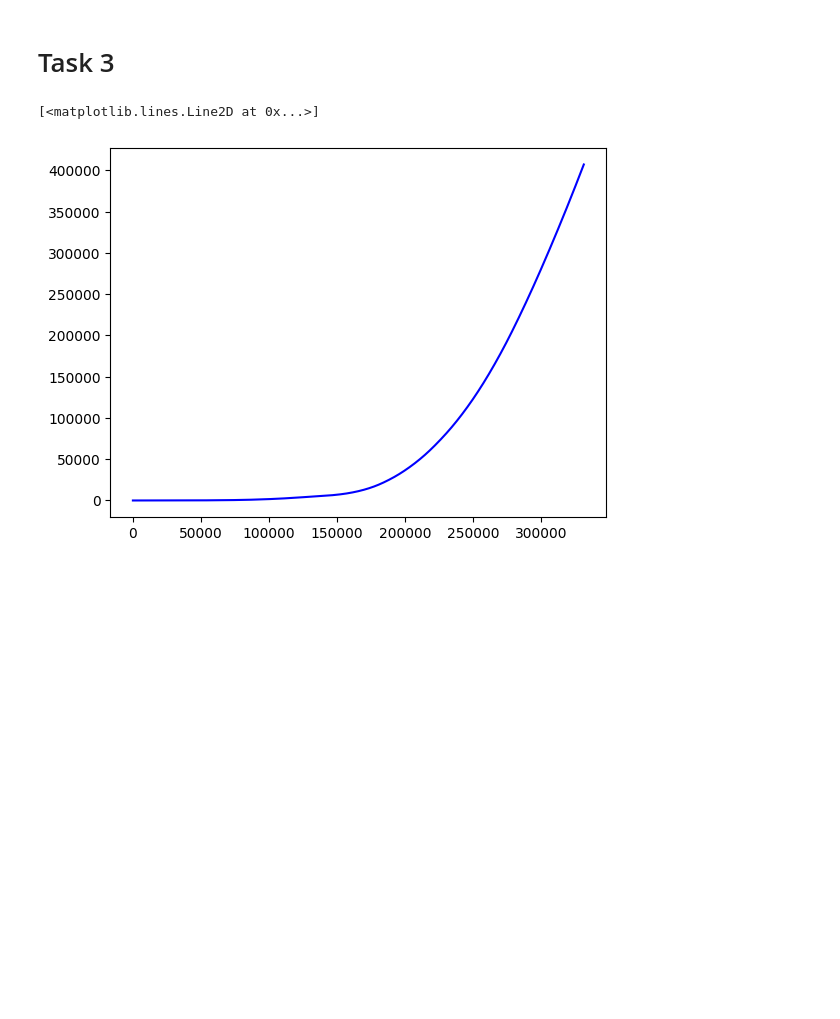
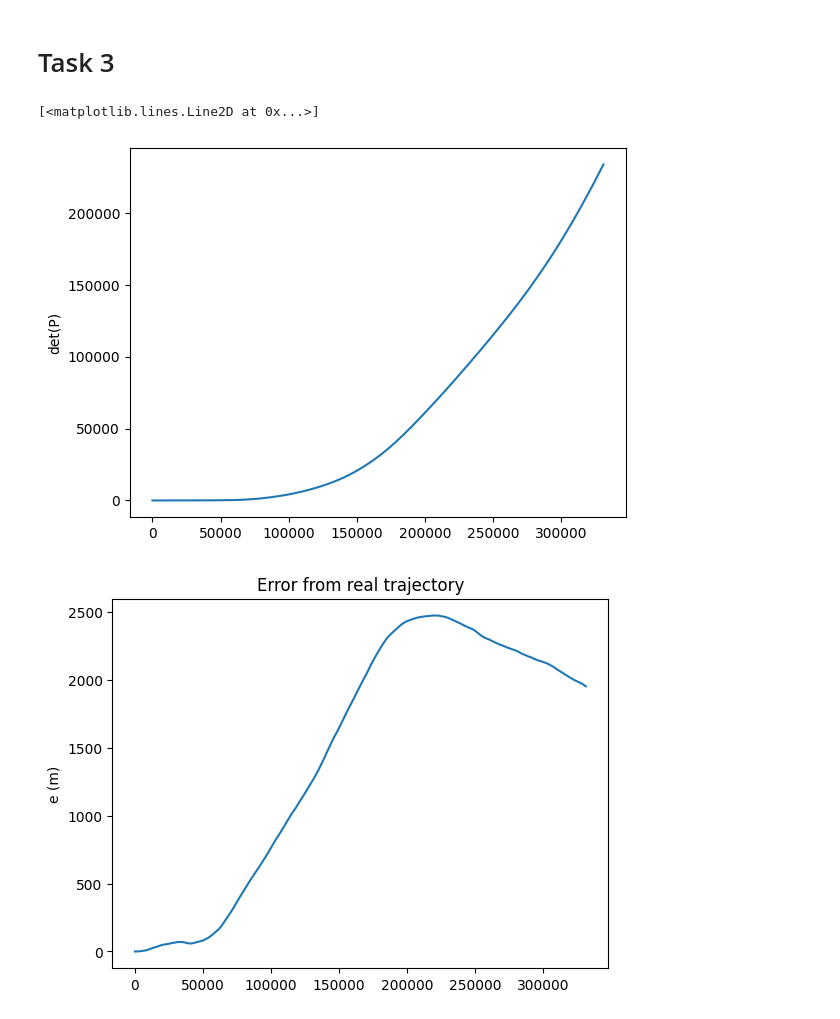
Before and after one commit to Meoli96/Robotic-pathfinding, a Jupyter notebook: main.ipynb, the cells around one changed output. Drawn from its saved outputs; the diff is of its cells as text; code cells hidden in the pictures; blank space fills up the shorter version.

```diff
--- a/main.ipynb
+++ b/main.ipynb
@@ -210,18 +278,20 @@ sigma_y_hat = np.sqrt(p_hat[:,1,1])
-# %%
-# Do some funny stuff with the covariance matrix
-# to plot the confidence interval
-
-# 99.7% confidence interval
-det_p1 = np.zeros(len(p_hat))
-
-for i in range(len(p_hat)):
-    det_p1[i] = np.sqrt(np.linalg.det(p_hat[i,:,:]))
-
-plt.figure()
-plt.plot(det_p1, 'b')
-# %% [output]
-[<matplotlib.lines.Line2D at 0x...>]
-[figure, removed]
+# %%
+plt.figure()
+plt.ylabel("det(P)")
+det_p = np.zeros(len(dr_p))
+for i in range(len(dr_p)):
+    det_p[i] = np.sqrt(np.linalg.det(dr_p[i]))
+plt.plot(det_p)
+
+# Plot error from real trajectory
+plt.figure()
+plt.title("Error from real trajectory")
+plt.ylabel("e (m)")
+plt.plot(np.sqrt((dr_traj[:,0] - r_traj[:,0])**2 + (dr_traj[:,1] - r_traj[:,1])**2))
+# %% [output]
+[<matplotlib.lines.Line2D at 0x...>]
+[figure, added]
+[figure, added]
 # %%
 submap.plot()
 # Plot real trajectory
```
Also changed, not shown: parts of 26 cells of this notebook, 4 other files.
